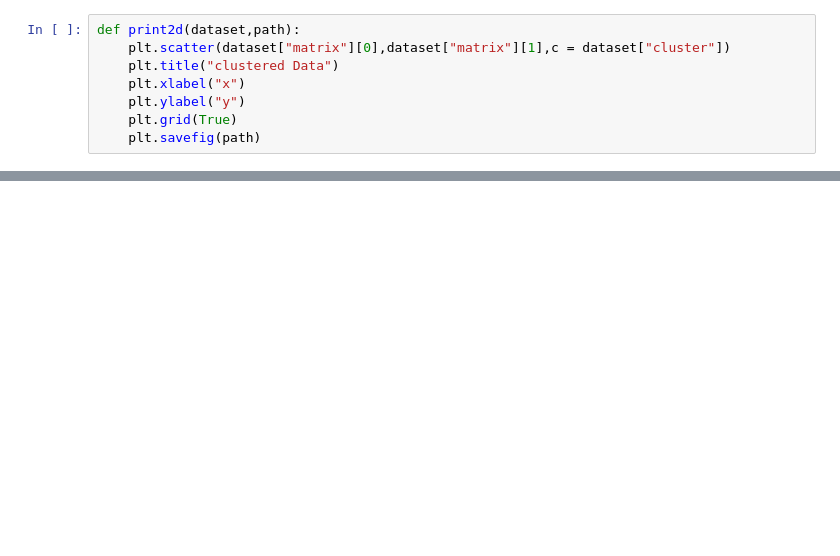
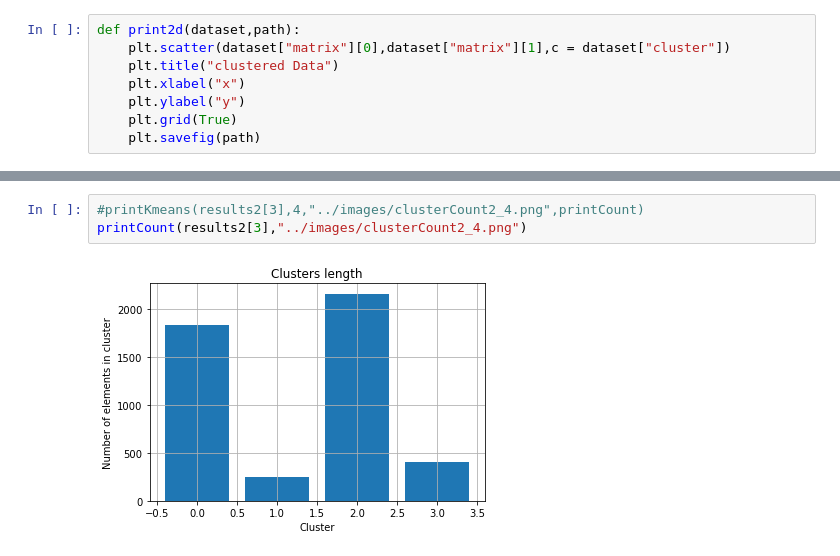
Before and after one commit to batataazul/projects_MachineLearning, a Jupyter notebook: project1/Notebooks/kMeans.ipynb, the cells around one changed output, grey strips where cells are left out. Saved outputs shown, nothing was run; the diff lists cells and outputs as text; blank space fills up the shorter version.

```diff
--- a/project1/Notebooks/kMeans.ipynb
+++ b/project1/Notebooks/kMeans.ipynb
@@ -217,0 +261,5 @@ for i in range(5):
+# %%
+#printKmeans(results2[3],4,"../images/clusterCount2_4.png",printCount)
+printCount(results2[3],"../images/clusterCount2_4.png")
+# %% [output]
+[figure, added]
```
Also changed, not shown: parts of 13 cells of this notebook, 10 other files.
